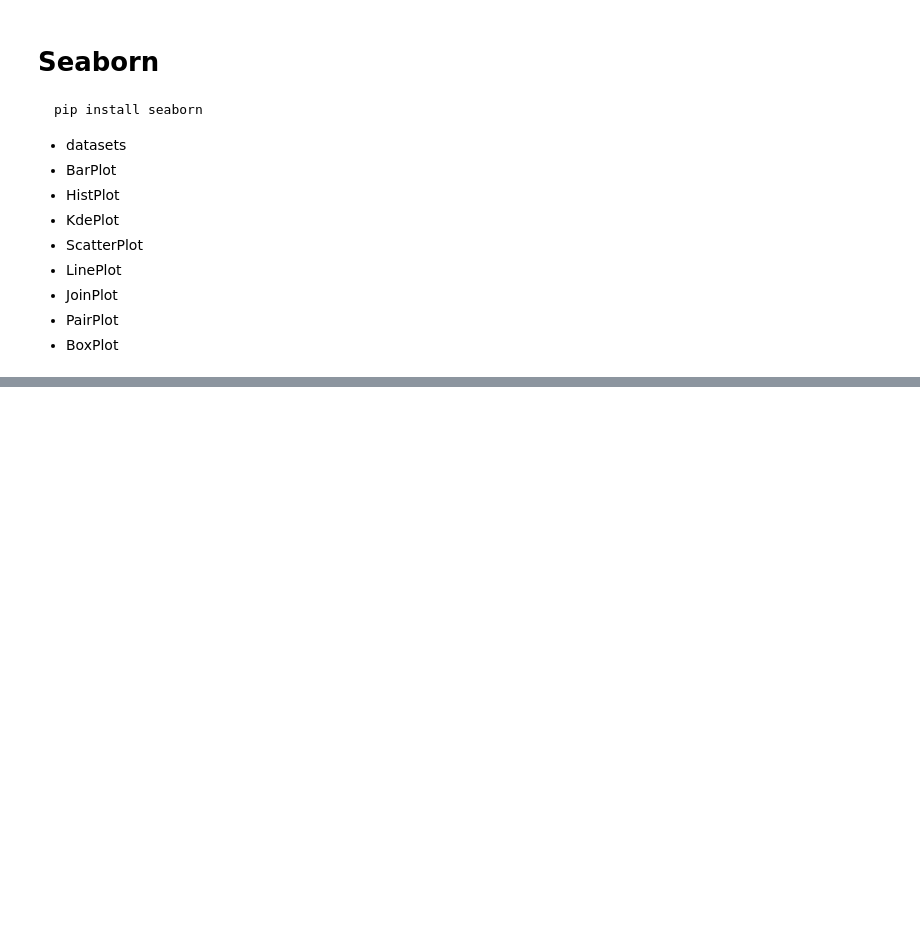
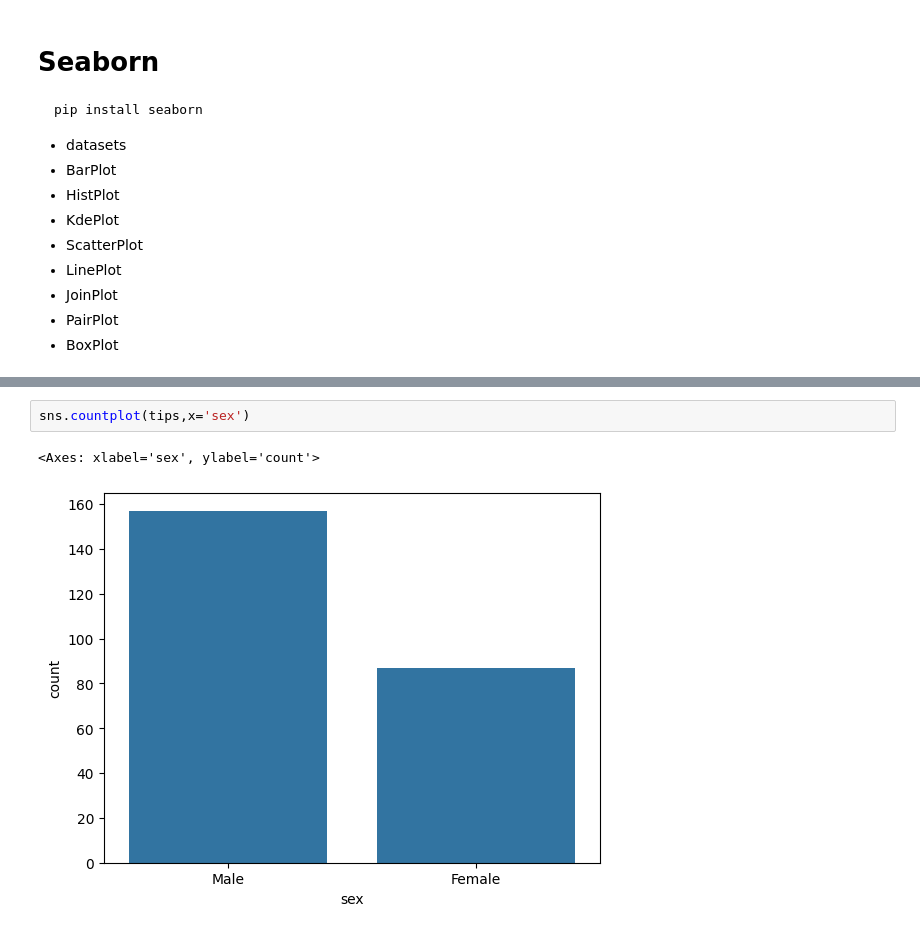
Before and after one commit to ShubhamSinghal12/GLA_FEB2025, a Jupyter notebook: Matplotlib_Seaborn.ipynb, the cells around one changed output, grey strips where cells are left out. Drawn from its saved outputs; the diff is of its cells as text; blank space fills up the shorter version.

```diff
--- a/Matplotlib_Seaborn.ipynb
+++ b/Matplotlib_Seaborn.ipynb
@@ -141,0 +193,5 @@ pip install seaborn
+# %%
+sns.countplot(tips,x='sex')
+# %% [output]
+<Axes: xlabel='sex', ylabel='count'>
+[figure, added]
```
Also changed, not shown: parts of 21 cells of this notebook, 3 other files.
